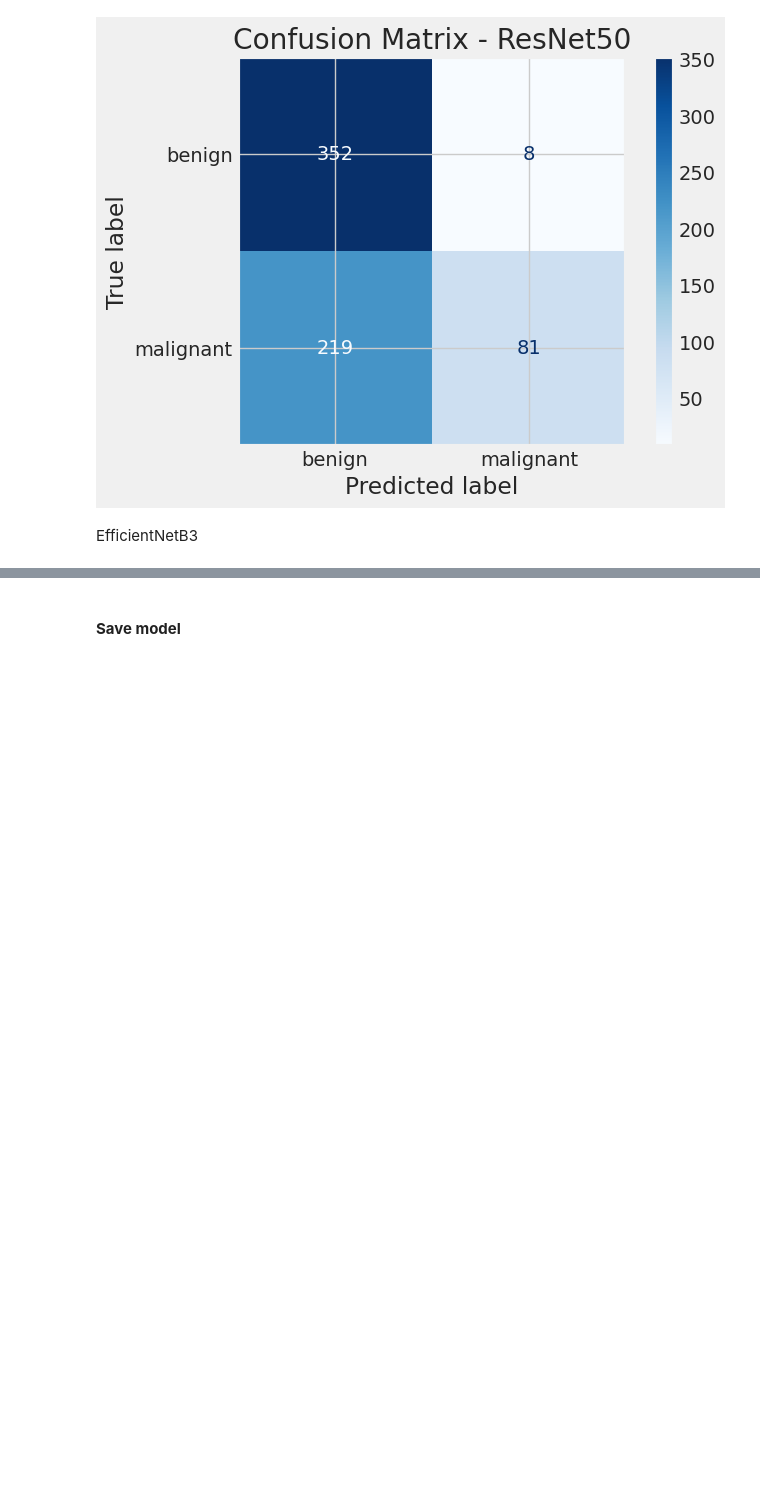
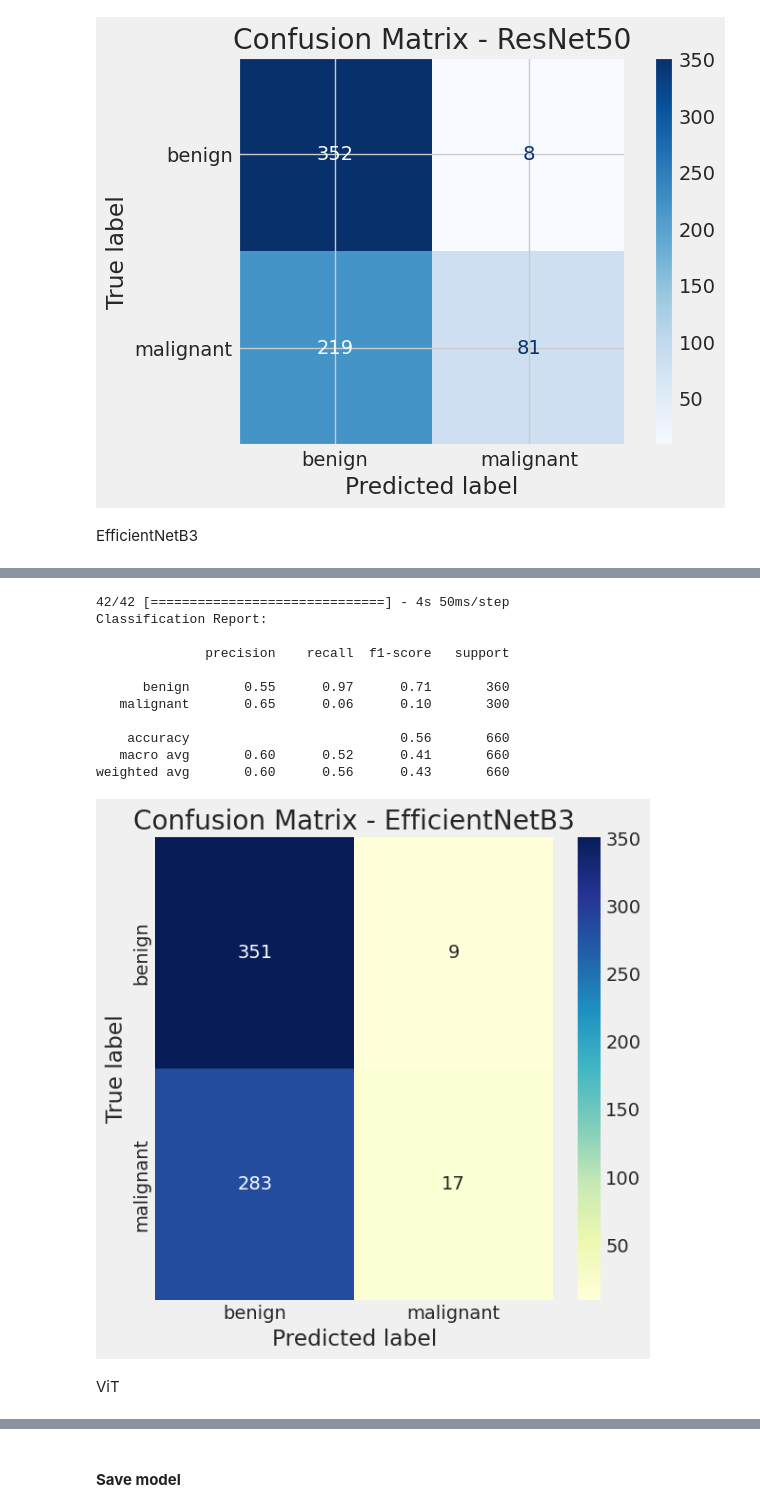
Before and after one commit to HazalAtis/skin_cancer_prediction, a Jupyter notebook: skin-cancer.ipynb, the cells around one changed output, grey strips where cells are left out. Cells and saved outputs as stored; diff of their text form; code cells hidden in the pictures; blank space fills up the shorter version.

```diff
--- a/skin-cancer.ipynb
+++ b/skin-cancer.ipynb
@@ -605,0 +687,40 @@ model_b3.summary()
+# %%
+from sklearn.metrics import classification_report, confusion_matrix
+import numpy as np
+import matplotlib.pyplot as plt
+import seaborn as sns
+
+# Step 1: Predict on test data
+pred_b3 = model_b3.predict(test_gen)
+pred_classes_b3 = np.argmax(pred_b3, axis=1)
+true_classes_b3 = test_gen.classes
+class_labels = list(test_gen.class_indices.keys())
+
+# Step 2: Classification report
+print("Classification Report:\n")
+print(classification_report(true_classes_b3, pred_classes_b3, target_names=class_labels))
+
+# Step 3: Confusion matrix
+cm = confusion_matrix(true_classes_b3, pred_classes_b3)
+
+plt.figure(figsize=(6, 6))
+sns.heatmap(cm, annot=True, fmt='d', cmap='YlGnBu', xticklabels=class_labels, yticklabels=class_labels)
+plt.xlabel("Predicted label")
+plt.ylabel("True label")
+plt.title("Confusion Matrix - EfficientNetB3")
+plt.show()
+# %% [output]
+42/42 [==============================] - 4s 50ms/step
+Classification Report:
+
+              precision    recall  f1-score   support
+
+      benign       0.55      0.97      0.71       360
+   malignant       0.65      0.06      0.10       300
+
+    accuracy                           0.56       660
+   macro avg       0.60      0.52      0.41       660
+weighted avg       0.60      0.56      0.43       660
+[figure, added]
+# %% [markdown]
+ViT
```
Also changed, not shown: parts of 9 cells of this notebook.
